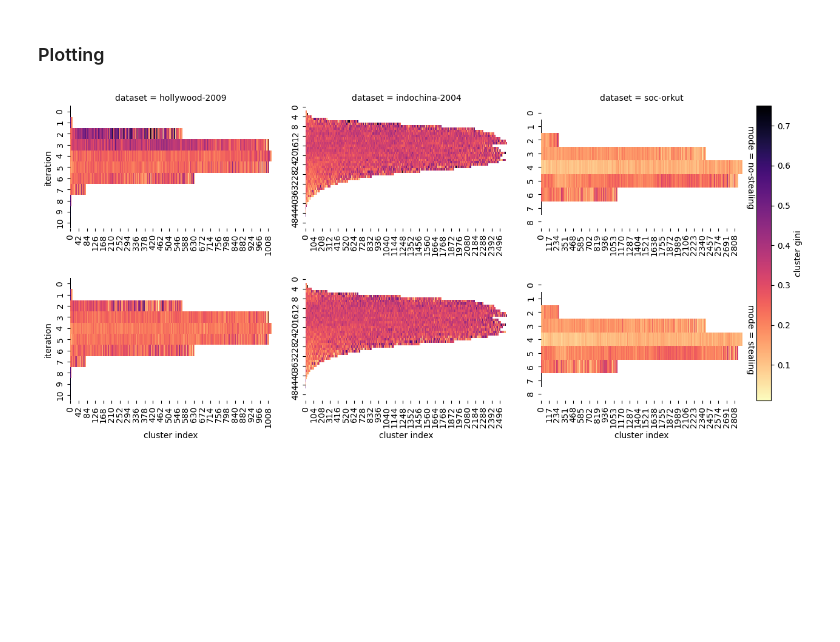
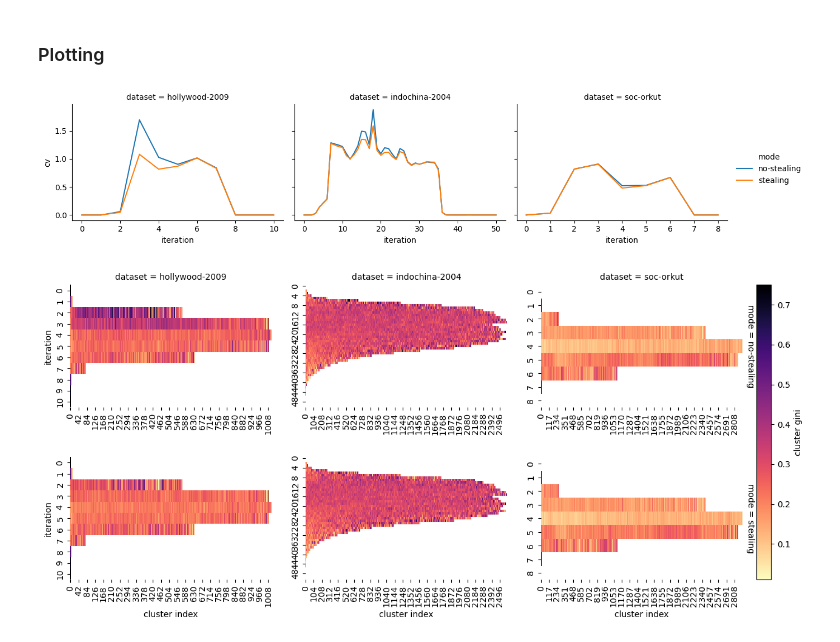
Before and after one commit to antonio-decaro/CLUTRA, a Jupyter notebook: 02_produce_plot.ipynb, the cells around one changed output. Cells and saved outputs as stored; diff of their text form; code cells hidden in the pictures; blank space fills up the shorter version.

```diff
--- a/02_produce_plot.ipynb
+++ b/02_produce_plot.ipynb
@@ -104,6 +114,15 @@ def gini(values: np.ndarray) -> float:
     return (2 * (index * v).sum()) / (n * total) - (n + 1) / n
 
 
+def coeff_var(values: np.ndarray) -> float:
+    if values.size == 0:
+        return np.nan
+    mean = values.mean()
+    if mean == 0:
+        return np.nan
+    return float(values.std(ddof=0) / mean)
+
+
 df_edges = pd.read_csv(CSV_PATH)
 
 overall_rows = []
@@ -117,6 +136,7 @@ for (dataset, mode, run_id, iter_idx), group in df_edges.groupby(["dataset", "mo
         "run": int(run_id),
         "iteration": int(iter_idx),
         "gini": gini(edges),
+        "cv": coeff_var(edges),
     })
 
     max_block = int(group["block"].max())
@@ -139,3 +159,12 @@ for (dataset, mode, run_id, iter_idx), group in df_edges.groupby(["dataset", "mo
 
 df_gini = pd.DataFrame(overall_rows)
 df_cluster_gini = pd.DataFrame(cluster_rows)
+
+cv_summary = (
+    df_gini
+    .groupby(["dataset", "mode", "iteration"], as_index=False)["cv"]
+    .mean()
+    .rename(columns={"cv": "geo_mean_cv"})
+)
+print("Coefficient of Variation (geometric mean across runs/iterations):")
+print(cv_summary.to_string(index=False))
@@ -178,6 +225,45 @@ sns.relplot(
 plt.xlabel("iteration")
 plt.ylabel("overall gini (block divergence)")
 plt.show()
+# %%
+import seaborn as sns
+import numpy as np
+import matplotlib.pyplot as plt
+
+# Mean CV per iteration (across runs) using FacetGrid
+
+def geo_mean(series, eps=1e-12):
+    vals = series.to_numpy(dtype=float)
+    if (vals <= 0).any():
+        vals = np.maximum(vals, eps)
+    return float(np.exp(np.mean(np.log(vals))))
+
+mean_cv = (
+    df_gini
+    .groupby(["dataset", "mode", "iteration"], as_index=False)["cv"]
+    .apply(geo_mean)
+    .rename(columns={"cv": "cv"})
+)
+
+mean_cv["mode"] = pd.Categorical(mean_cv["mode"], categories=["no-stealing", "stealing"], ordered=True)
+mean_cv["dataset"] = pd.Categorical(mean_cv["dataset"], categories=sorted(df_gini["dataset"].unique()), ordered=True)
+
+sns.relplot(
+    data=mean_cv,
+    x="iteration",
+    y="cv",
+    hue="mode",
+    col="dataset",
+    kind="line",
+    height=3,
+    aspect=1.4,
+    facet_kws={"sharey": True, "sharex": False},
+)
+plt.xlabel("iteration")
+plt.ylabel("overall CV (block dispersion)")
+plt.show()
+# %% [output]
+[figure, added]
 # %%
 import seaborn as sns
 import numpy as np
```
Also changed, not shown: parts of 6 cells of this notebook.
